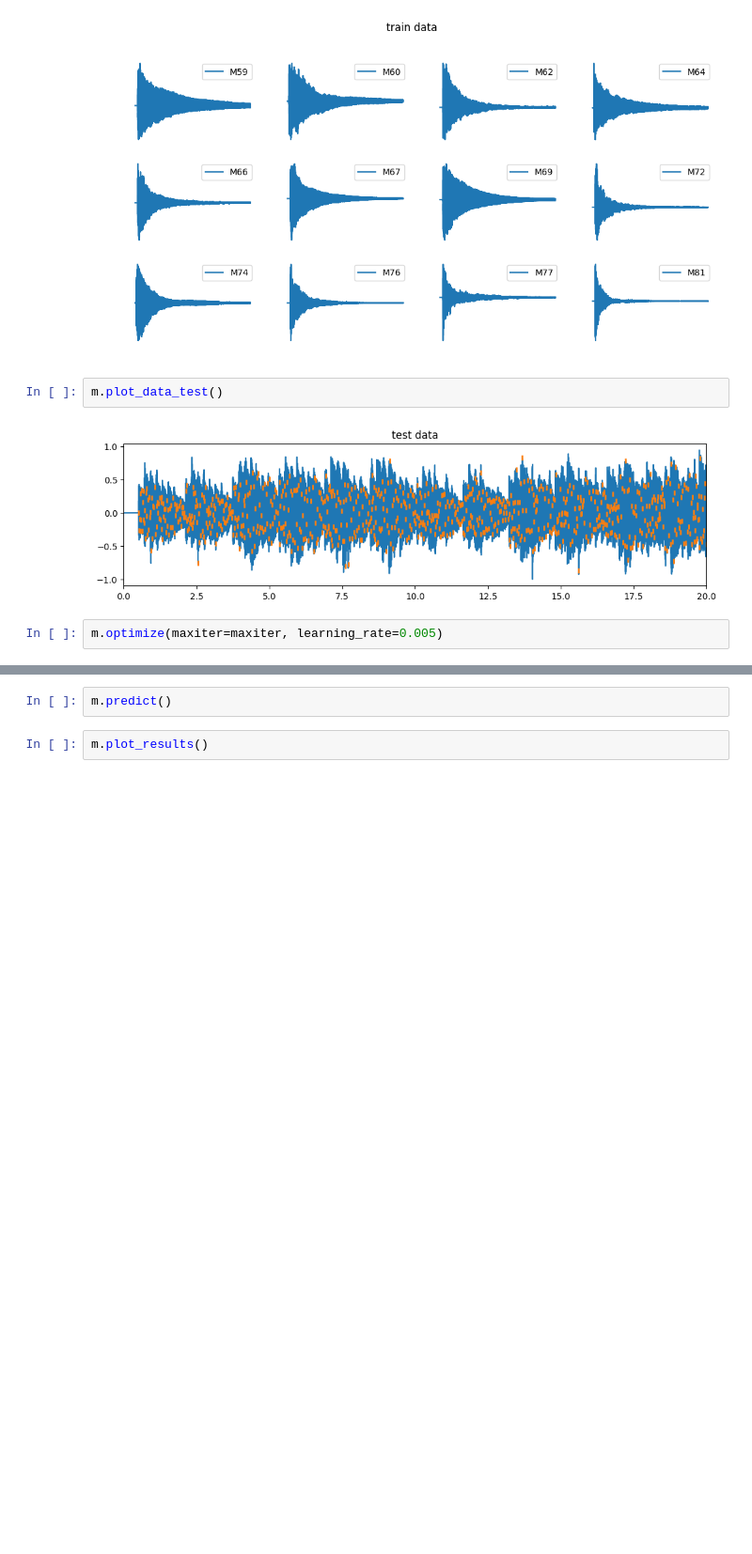
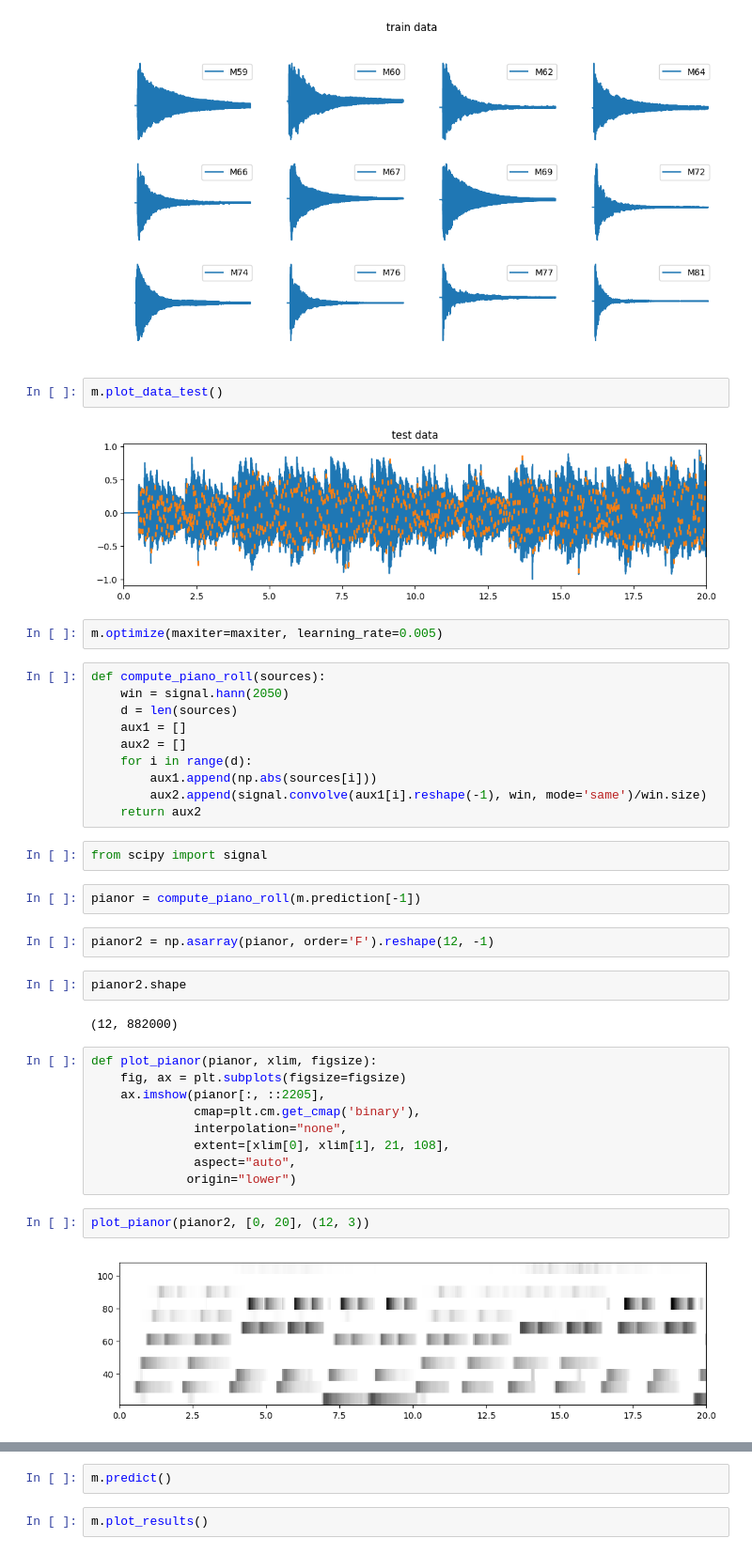
Before and after one commit to PabloAlvarado/gpitch, a Jupyter notebook: demos/notebooks/demo-thesis.ipynb, the cells around one changed output, grey strips where cells are left out. Shown at 94% size. Cells and saved outputs as stored; diff of their text form; blank space fills up the shorter version.

```diff
--- a/demos/notebooks/demo-thesis.ipynb
+++ b/demos/notebooks/demo-thesis.ipynb
@@ -49,3 +49,36 @@ m.plot_data_test()
 [figure]
 # %%
 m.optimize(maxiter=maxiter, learning_rate=0.005)
+# %%
+def compute_piano_roll(sources):
+    win = signal.hann(2050)
+    d = len(sources)
+    aux1 = []
+    aux2 = []
+    for i in range(d):
+        aux1.append(np.abs(sources[i]))
+        aux2.append(signal.convolve(aux1[i].reshape(-1), win, mode='same')/win.size)
+    return aux2
+# %%
+from scipy import signal
+# %%
+pianor = compute_piano_roll(m.prediction[-1])
+# %%
+pianor2 = np.asarray(pianor, order='F').reshape(12, -1)
+# %%
+pianor2.shape
+# %% [output]
+(12, 882000)
+# %%
+def plot_pianor(pianor, xlim, figsize):
+    fig, ax = plt.subplots(figsize=figsize)
+    ax.imshow(pianor[:, ::2205],
+              cmap=plt.cm.get_cmap('binary'),
+              interpolation="none",
+              extent=[xlim[0], xlim[1], 21, 108],
+              aspect="auto",
+             origin="lower")
+# %%
+plot_pianor(pianor2, [0, 20], (12, 3))
+# %% [output]
+[figure, added]
```
Also changed, not shown: parts of 4 cells of this notebook, 6 other files.
